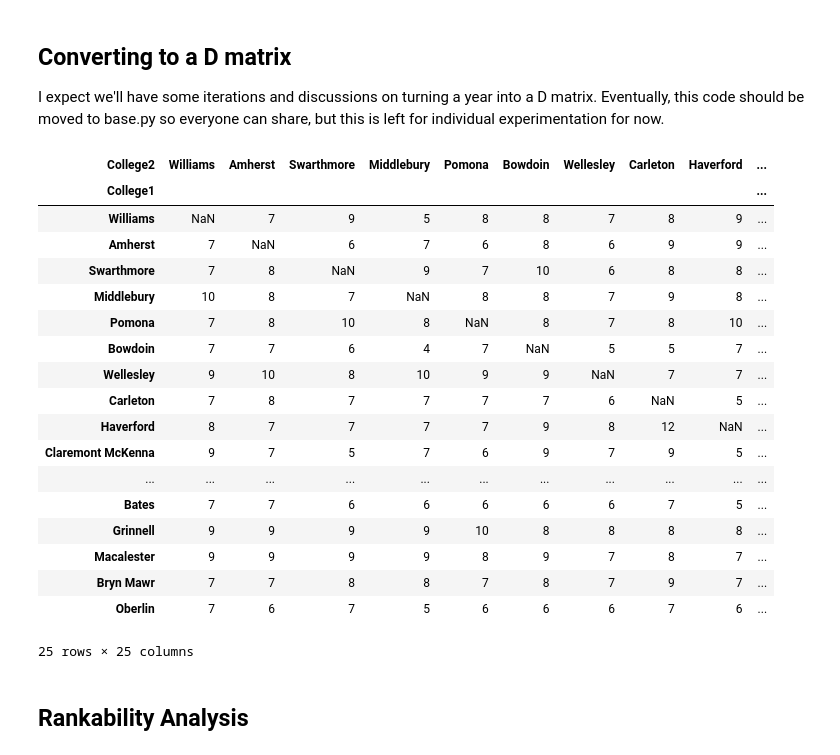
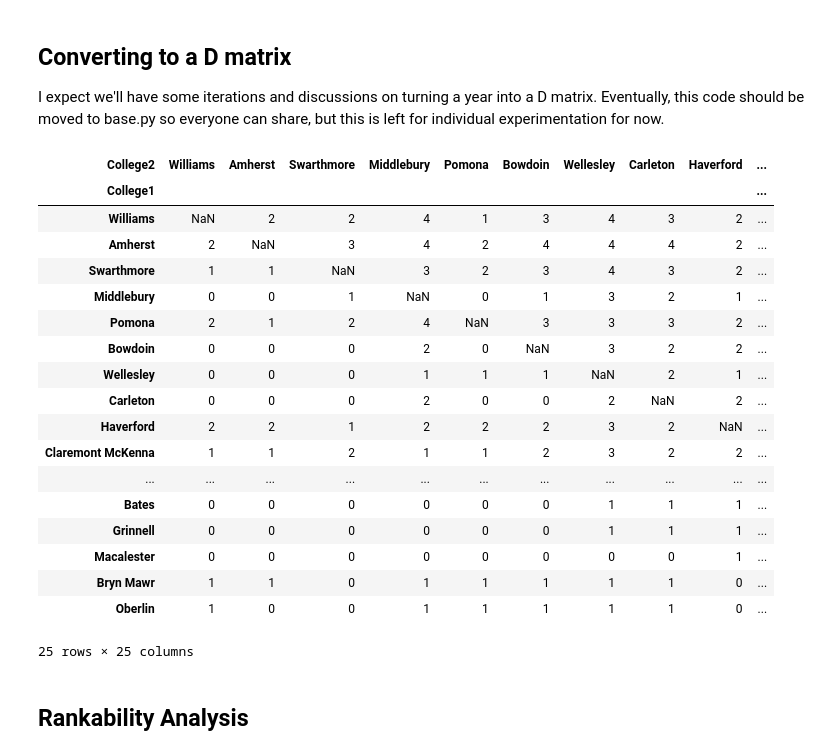
Before and after one commit to IGARDS/us_news_world_report_study, a Jupyter notebook: pander14/analysis1.ipynb, the cells around one changed output. Drawn from its saved outputs; the diff is of its cells as text; code cells hidden in the pictures.

```diff
--- a/pander14/analysis1.ipynb
+++ b/pander14/analysis1.ipynb
@@ -7,13 +7,22 @@ usnews2012.xlsx  usNewsData2012.txt  usNewsLinear.m
 # %% [markdown]
 ## Options to select
 # %%
-problem="usNewsData2012"
-ranking_columns=['Overall Rank','Overall Score','Academic Reputation','Selectivity Rank',
+"""colleges=[]
+asc_ranking_columns=['Overall Rank','Overall Score','Academic Reputation','Selectivity Rank',
                  'SAT (VM) 25-75th percentile','Percent freshmen top 10% HS Class',
                  'Acceptance','Faculty resource','Percent classes < 20 students',
                  'Percent classes >= 50 students','Student/Faculty ratio',
                  'Percent faculty full time','Graduation retention rank','Freshman retention',
                  'Financial resource rank','Alumni giving rank','Average Alumni giving rate']
+desc_ranking_columns=['Overall Rank','Overall Score','Academic Reputation','Selectivity Rank',
+                 'SAT (VM) 25-75th percentile','Percent freshmen top 10% HS Class',
+                 'Acceptance','Faculty resource','Percent classes < 20 students',
+                 'Percent classes >= 50 students','Student/Faculty ratio',
+                 'Percent faculty full time','Graduation retention rank','Freshman retention',
+                 'Financial resource rank','Alumni giving rank','Average Alumni giving rate']"""
+
+problem="usNewsData2012"
+ranking_columns=['Academic Reputation','Percent classes < 20 students','Freshman retention','Percent freshmen top 10% HS Class']
 # %% [markdown]
 ## Shouldn't need to edit below
 # %%
@@ -74,32 +86,32 @@ I expect we'll have some iterations and discussions on turning a year into a D m
 # %%
 D = pd.DataFrame(index=year.index.copy(),columns=year.index.copy())
 D.index.name = 'College1'
 D.columns.name= 'College2'
 for team1 in D.index:
     for team2 in D.columns:
         if team1 == team2:
             continue
-        D.loc[team1,team2] = (year.loc[team1,ranking_columns] < year.loc[team2,ranking_columns]).sum()
+        D.loc[team1,team2] = (year.loc[team1,ranking_columns] > year.loc[team2,ranking_columns]).sum()
 D
 # %% [output]
 | College2 | Williams | Amherst | Swarthmore | Middlebury | Pomona | Bowdoin | Wellesley | Carleton | Haverford | ... |
 | College1 |  |  |  |  |  |  |  |  |  | ... |
-| Williams | NaN | 7 | 9 | 5 | 8 | 8 | 7 | 8 | 9 | ... |
-| Amherst | 7 | NaN | 6 | 7 | 6 | 8 | 6 | 9 | 9 | ... |
-| Swarthmore | 7 | 8 | NaN | 9 | 7 | 10 | 6 | 8 | 8 | ... |
-| Middlebury | 10 | 8 | 7 | NaN | 8 | 8 | 7 | 9 | 8 | ... |
-| Pomona | 7 | 8 | 10 | 8 | NaN | 8 | 7 | 8 | 10 | ... |
-| Bowdoin | 7 | 7 | 6 | 4 | 7 | NaN | 5 | 5 | 7 | ... |
-| Wellesley | 9 | 10 | 8 | 10 | 9 | 9 | NaN | 7 | 7 | ... |
-| Carleton | 7 | 8 | 7 | 7 | 7 | 7 | 6 | NaN | 5 | ... |
-| Haverford | 8 | 7 | 7 | 7 | 7 | 9 | 8 | 12 | NaN | ... |
-| Claremont McKenna | 9 | 7 | 5 | 7 | 6 | 9 | 7 | 9 | 5 | ... |
+| Williams | NaN | 2 | 2 | 4 | 1 | 3 | 4 | 3 | 2 | ... |
+| Amherst | 2 | NaN | 3 | 4 | 2 | 4 | 4 | 4 | 2 | ... |
+| Swarthmore | 1 | 1 | NaN | 3 | 2 | 3 | 4 | 3 | 2 | ... |
+| Middlebury | 0 | 0 | 1 | NaN | 0 | 1 | 3 | 2 | 1 | ... |
+| Pomona | 2 | 1 | 2 | 4 | NaN | 3 | 3 | 3 | 2 | ... |
+| Bowdoin | 0 | 0 | 0 | 2 | 0 | NaN | 3 | 2 | 2 | ... |
+| Wellesley | 0 | 0 | 0 | 1 | 1 | 1 | NaN | 2 | 1 | ... |
+| Carleton | 0 | 0 | 0 | 2 | 0 | 0 | 2 | NaN | 2 | ... |
+| Haverford | 2 | 2 | 1 | 2 | 2 | 2 | 3 | 2 | NaN | ... |
+| Claremont McKenna | 1 | 1 | 2 | 1 | 1 | 2 | 3 | 2 | 2 | ... |
 | ... | ... | ... | ... | ... | ... | ... | ... | ... | ... | ... |
-| Bates | 7 | 7 | 6 | 6 | 6 | 6 | 6 | 7 | 5 | ... |
-| Grinnell | 9 | 9 | 9 | 9 | 10 | 8 | 8 | 8 | 8 | ... |
-| Macalester | 9 | 9 | 9 | 9 | 8 | 9 | 7 | 8 | 7 | ... |
-| Bryn Mawr | 7 | 7 | 8 | 8 | 7 | 8 | 7 | 9 | 7 | ... |
-| Oberlin | 7 | 6 | 7 | 5 | 6 | 6 | 6 | 7 | 6 | ... |
+| Bates | 0 | 0 | 0 | 0 | 0 | 0 | 1 | 1 | 1 | ... |
+| Grinnell | 0 | 0 | 0 | 0 | 0 | 0 | 1 | 1 | 1 | ... |
+| Macalester | 0 | 0 | 0 | 0 | 0 | 0 | 0 | 0 | 1 | ... |
+| Bryn Mawr | 1 | 1 | 0 | 1 | 1 | 1 | 1 | 1 | 0 | ... |
+| Oberlin | 1 | 0 | 0 | 1 | 1 | 1 | 1 | 1 | 0 | ... |
 25 rows × 25 columns
 # %% [markdown]
 ## Rankability Analysis
```
Also changed, not shown: parts of 12 cells of this notebook, 1 other file.
